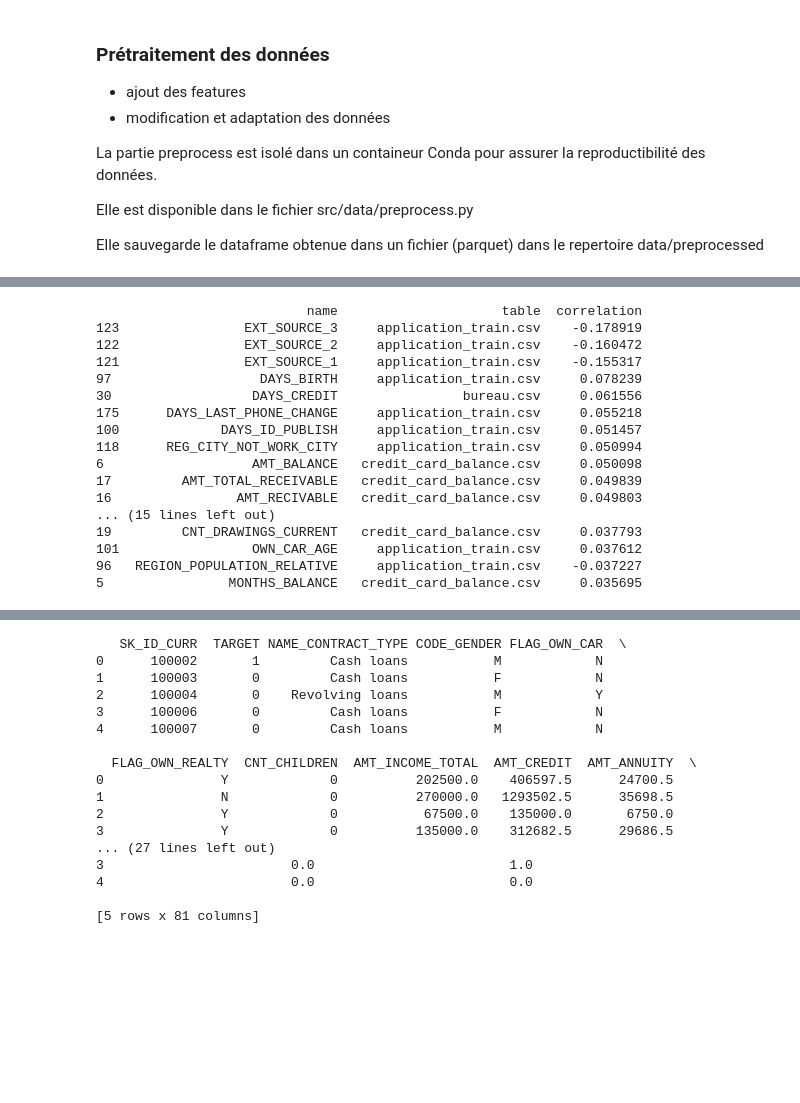
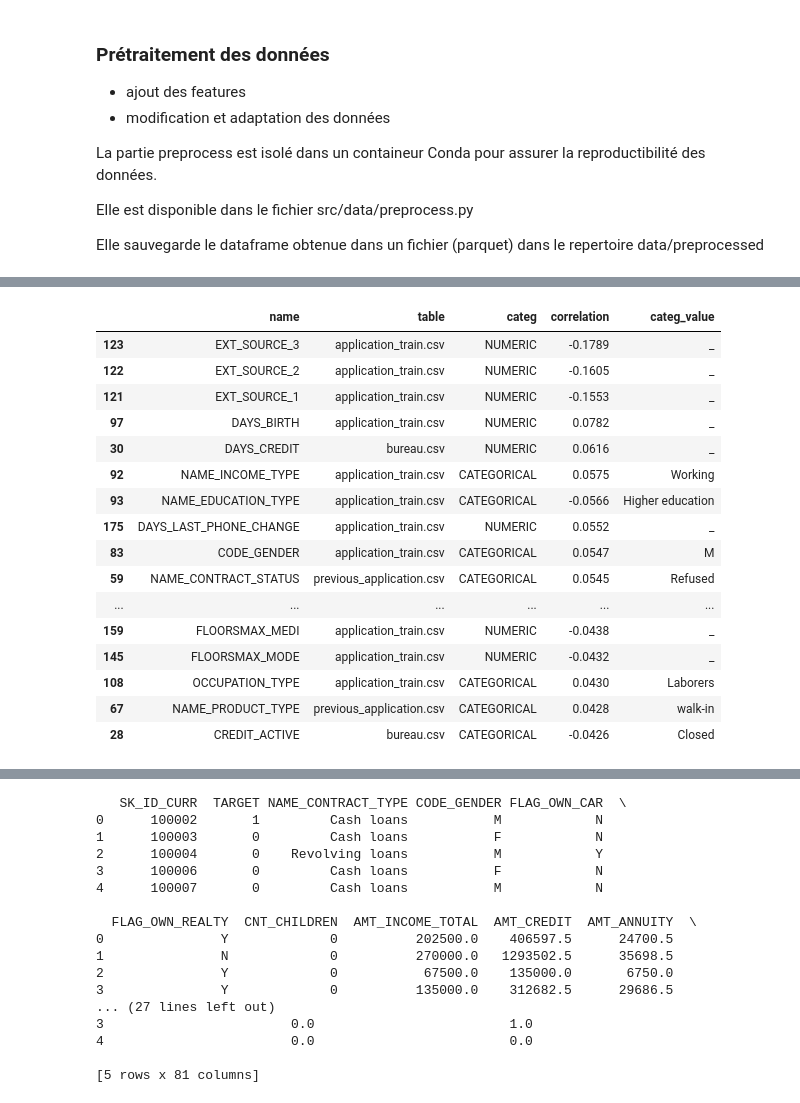
Before and after one commit to joannes59/openclassrooms_projet06, a Jupyter notebook: notebooks/Initiez-vous au MLOps 1-02 exploration.ipynb, the cells around one changed output, grey strips where cells are left out. Saved outputs shown, nothing was run; the diff lists cells and outputs as text; code cells hidden in the pictures; blank space fills up the shorter version.

```diff
--- a/notebooks/Initiez-vous au MLOps 1-02 exploration.ipynb
+++ b/notebooks/Initiez-vous au MLOps 1-02 exploration.ipynb
@@ -218,28 +203,28 @@ display(describe_column)
 # %%
 describe_column_sorted = describe_column.reindex(
     describe_column["correlation"].abs().sort_values(ascending=False).index
 )
 
 
-print(describe_column_sorted[["name", "table", "correlation"]].head(30))
+display(describe_column_sorted[["name", "table", "categ", "correlation", "categ_value"]].head(30))
 # %% [output]
-                           name                     table  correlation
-123                EXT_SOURCE_3     application_train.csv    -0.178919
-122                EXT_SOURCE_2     application_train.csv    -0.160472
-121                EXT_SOURCE_1     application_train.csv    -0.155317
-97                   DAYS_BIRTH     application_train.csv     0.078239
-30                  DAYS_CREDIT                bureau.csv     0.061556
-175      DAYS_LAST_PHONE_CHANGE     application_train.csv     0.055218
-100             DAYS_ID_PUBLISH     application_train.csv     0.051457
-118      REG_CITY_NOT_WORK_CITY     application_train.csv     0.050994
-6                   AMT_BALANCE   credit_card_balance.csv     0.050098
-17         AMT_TOTAL_RECEIVABLE   credit_card_balance.csv     0.049839
-16                AMT_RECIVABLE   credit_card_balance.csv     0.049803
-... (15 lines left out)
-19         CNT_DRAWINGS_CURRENT   credit_card_balance.csv     0.037793
-101                 OWN_CAR_AGE     application_train.csv     0.037612
-96   REGION_POPULATION_RELATIVE     application_train.csv    -0.037227
-5                MONTHS_BALANCE   credit_card_balance.csv     0.035695
+|  | name | table | categ | correlation | categ_value |
+| 123 | EXT_SOURCE_3 | application_train.csv | NUMERIC | -0.1789 | _ |
+| 122 | EXT_SOURCE_2 | application_train.csv | NUMERIC | -0.1605 | _ |
+| 121 | EXT_SOURCE_1 | application_train.csv | NUMERIC | -0.1553 | _ |
+| 97 | DAYS_BIRTH | application_train.csv | NUMERIC | 0.0782 | _ |
+| 30 | DAYS_CREDIT | bureau.csv | NUMERIC | 0.0616 | _ |
+| 92 | NAME_INCOME_TYPE | application_train.csv | CATEGORICAL | 0.0575 | Working |
+| 93 | NAME_EDUCATION_TYPE | application_train.csv | CATEGORICAL | -0.0566 | Higher education |
+| 175 | DAYS_LAST_PHONE_CHANGE | application_train.csv | NUMERIC | 0.0552 | _ |
+| 83 | CODE_GENDER | application_train.csv | CATEGORICAL | 0.0547 | M |
+| 59 | NAME_CONTRACT_STATUS | previous_application.csv | CATEGORICAL | 0.0545 | Refused |
+| ... | ... | ... | ... | ... | ... |
+| 159 | FLOORSMAX_MEDI | application_train.csv | NUMERIC | -0.0438 | _ |
+| 145 | FLOORSMAX_MODE | application_train.csv | NUMERIC | -0.0432 | _ |
+| 108 | OCCUPATION_TYPE | application_train.csv | CATEGORICAL | 0.0430 | Laborers |
+| 67 | NAME_PRODUCT_TYPE | previous_application.csv | CATEGORICAL | 0.0428 | walk-in |
+| 28 | CREDIT_ACTIVE | bureau.csv | CATEGORICAL | -0.0426 | Closed |
 # %%
 describe_column_sorted = describe_column.reindex(
     describe_column["p_value"].sort_values(ascending=False).index
```
Also changed, not shown: parts of 4 cells of this notebook, 4 other files.
